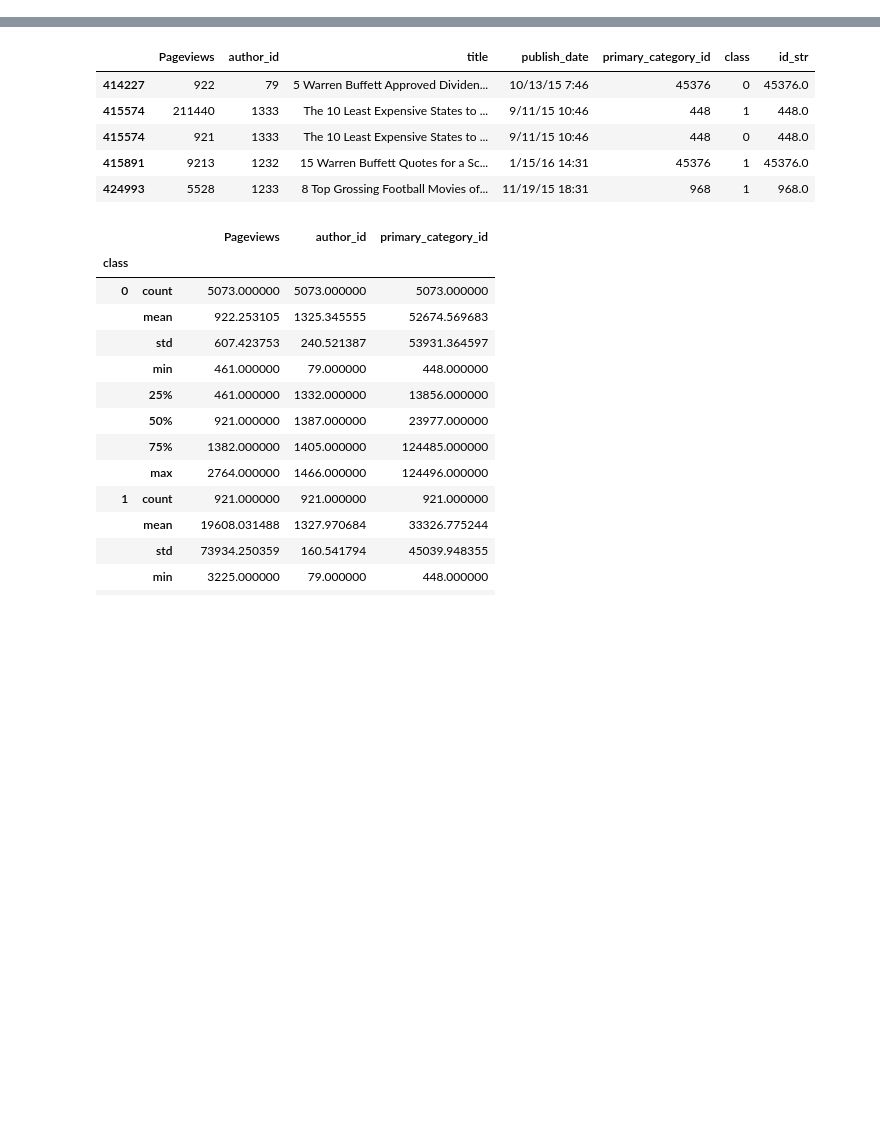
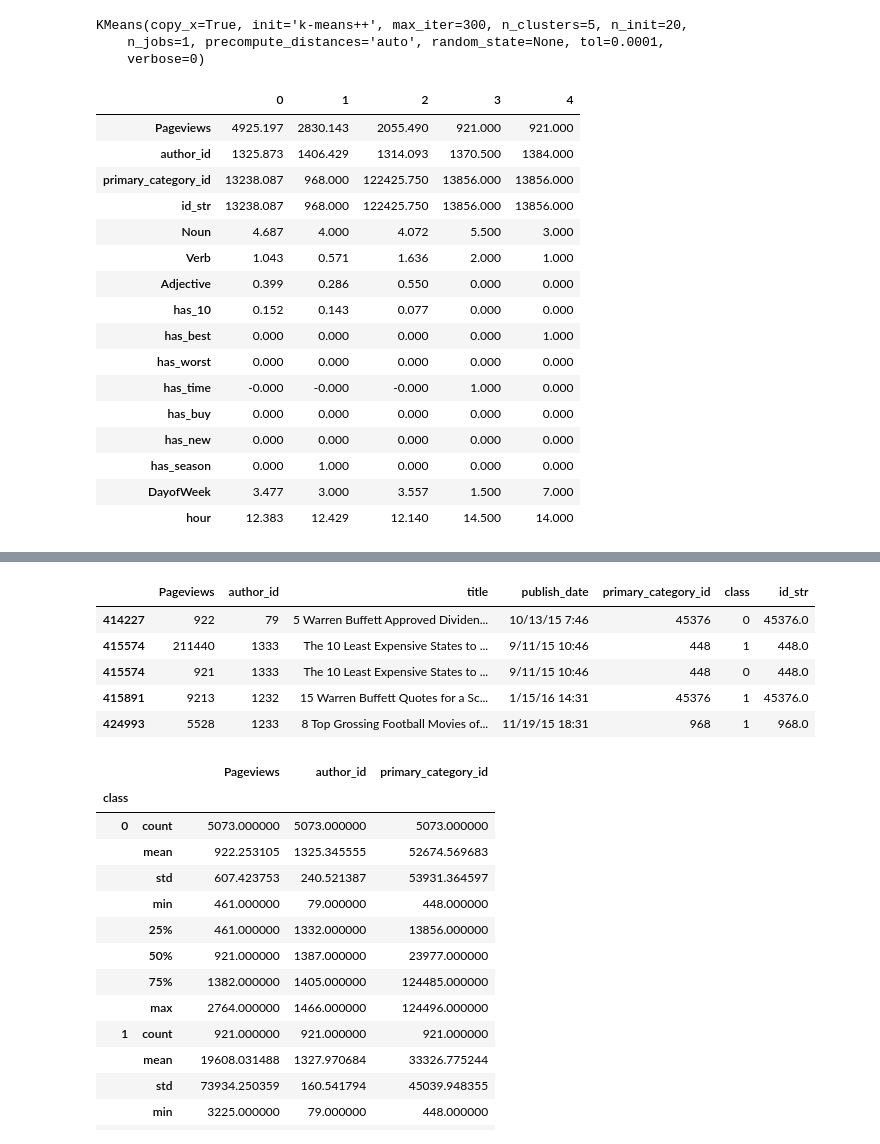
Before and after one commit to lnishihira/LNhomework, a Jupyter notebook: author id and time .ipynb, the cells around one changed output, grey strips where cells are left out. Drawn from its saved outputs; the diff is of its cells as text; code cells hidden in the pictures; blank space fills up the shorter version.

```diff
--- a/author id and time .ipynb
+++ b/author id and time .ipynb
@@ -98,0 +127,32 @@ df1.head()
+# %%
+km = KMeans(n_clusters=5, n_init=20)
+# %%
+km.fit(X_train_std)
+# %% [output]
+KMeans(copy_x=True, init='k-means++', max_iter=300, n_clusters=5, n_init=20,
+    n_jobs=1, precompute_distances='auto', random_state=None, tol=0.0001,
+    verbose=0)
+# %%
+pd.set_option('display.float_format', lambda x: '%.3f' % x)
+# %%
+columns = {str(x): scale.inverse_transform(km.cluster_centers_[x]) for x in range(0,len(km.cluster_centers_))}
+# %%
+ pd.DataFrame(columns, index=X.columns)
+# %% [output]
+|  | 0 | 1 | 2 | 3 | 4 |
+| Pageviews | 4925.197 | 2830.143 | 2055.490 | 921.000 | 921.000 |
+| author_id | 1325.873 | 1406.429 | 1314.093 | 1370.500 | 1384.000 |
+| primary_category_id | 13238.087 | 968.000 | 122425.750 | 13856.000 | 13856.000 |
+| id_str | 13238.087 | 968.000 | 122425.750 | 13856.000 | 13856.000 |
+| Noun | 4.687 | 4.000 | 4.072 | 5.500 | 3.000 |
+| Verb | 1.043 | 0.571 | 1.636 | 2.000 | 1.000 |
+| Adjective | 0.399 | 0.286 | 0.550 | 0.000 | 0.000 |
+| has_10 | 0.152 | 0.143 | 0.077 | 0.000 | 0.000 |
+| has_best | 0.000 | 0.000 | 0.000 | 0.000 | 1.000 |
+| has_worst | 0.000 | 0.000 | 0.000 | 0.000 | 0.000 |
+| has_time | -0.000 | -0.000 | -0.000 | 1.000 | 0.000 |
+| has_buy | 0.000 | 0.000 | 0.000 | 0.000 | 0.000 |
+| has_new | 0.000 | 0.000 | 0.000 | 0.000 | 0.000 |
+| has_season | 0.000 | 1.000 | 0.000 | 0.000 | 0.000 |
+| DayofWeek | 3.477 | 3.000 | 3.557 | 1.500 | 7.000 |
+| hour | 12.383 | 12.429 | 12.140 | 14.500 | 14.000 |
```
Also changed, not shown: parts of 26 cells of this notebook.
